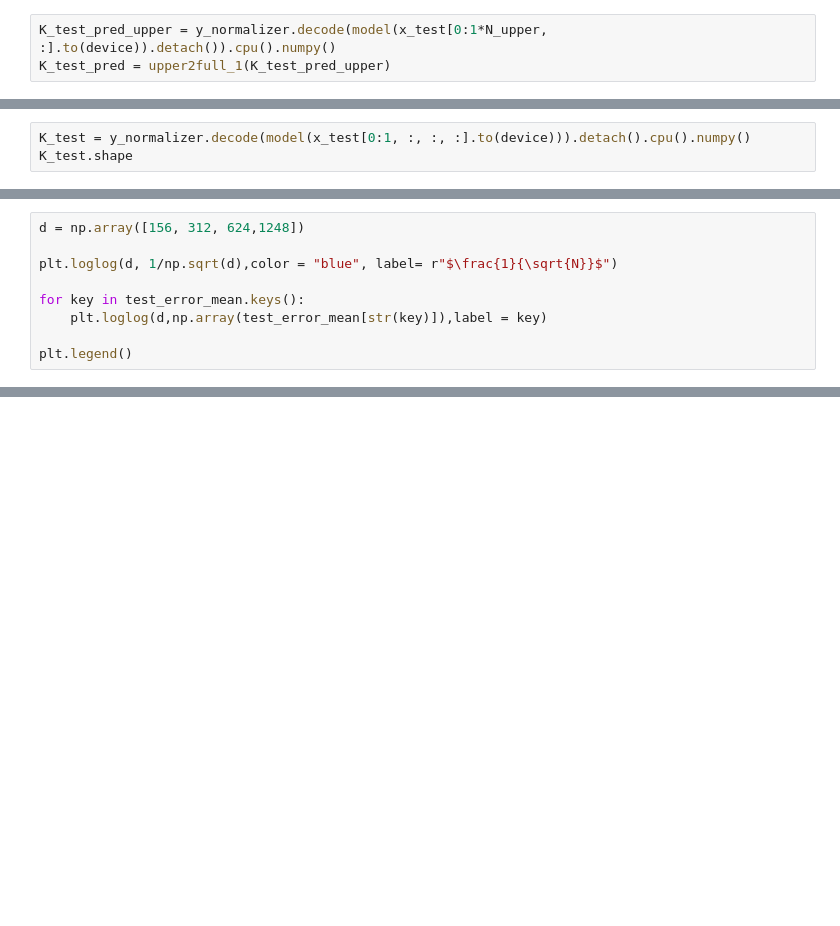
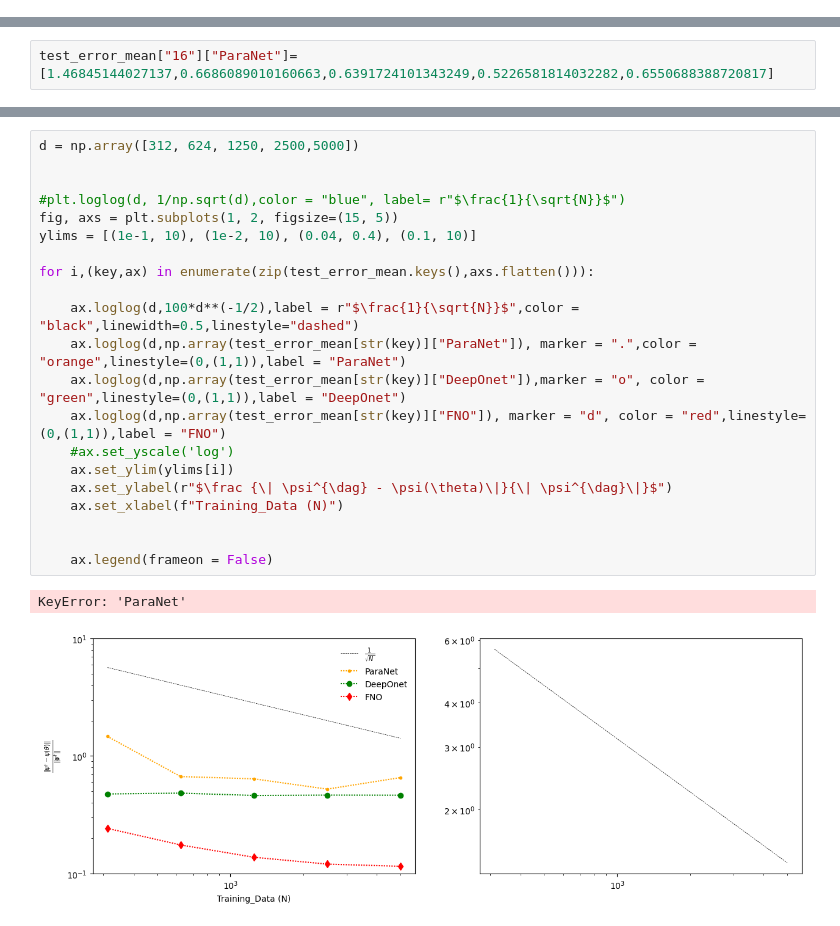
Before and after one commit to ChristianJzB/Projects, a Jupyter notebook: Deep_Solvers/Neural_Operators/Trade_Cost_Accuracy/Test_comparison.ipynb, the cells around one changed output, grey strips where cells are left out. Drawn from its saved outputs; the diff is of its cells as text; blank space fills up the shorter version.

```diff
--- a/Deep_Solvers/Neural_Operators/Trade_Cost_Accuracy/Test_comparison.ipynb
+++ b/Deep_Solvers/Neural_Operators/Trade_Cost_Accuracy/Test_comparison.ipynb
@@ -273,3 +138,0 @@ i / N =  1247  /  1248
-# %%
-K_test_pred_upper = y_normalizer.decode(model(x_test[0:1*N_upper, :].to(device)).detach()).cpu().numpy()
-K_test_pred = upper2full_1(K_test_pred_upper)
@@ -374,3 +138,0 @@ i / N =  1247  /  1248
-# %%
-K_test = y_normalizer.decode(model(x_test[0:1, :, :, :].to(device))).detach().cpu().numpy()
-K_test.shape
@@ -398,9 +138,0 @@ axs[2].set_xlabel("x"), axs[2].set_title("u(x,y)_truth")
-# %%
-d = np.array([156, 312, 624,1248])
-
-plt.loglog(d, 1/np.sqrt(d),color = "blue", label= r"$\frac{1}{\sqrt{N}}$")
-
-for key in test_error_mean.keys():
-    plt.loglog(d,np.array(test_error_mean[str(key)]),label = key)
-
-plt.legend()
@@ -424,0 +338,2 @@ test_error_mean
+# %%
+test_error_mean["16"]["ParaNet"]=[1.46845144027137,0.6686089010160663,0.6391724101343249,0.5226581814032282,0.6550688388720817]
@@ -424,0 +360,24 @@ test_error_mean
+# %%
+d = np.array([312, 624, 1250, 2500,5000])
+
+
+#plt.loglog(d, 1/np.sqrt(d),color = "blue", label= r"$\frac{1}{\sqrt{N}}$")
+fig, axs = plt.subplots(1, 2, figsize=(15, 5))
+ylims = [(1e-1, 10), (1e-2, 10), (0.04, 0.4), (0.1, 10)]
+
+for i,(key,ax) in enumerate(zip(test_error_mean.keys(),axs.flatten())):
+
+    ax.loglog(d,100*d**(-1/2),label = r"$\frac{1}{\sqrt{N}}$",color = "black",linewidth=0.5,linestyle="dashed")
+    ax.loglog(d,np.array(test_error_mean[str(key)]["ParaNet"]), marker = ".",color = "orange",linestyle=(0,(1,1)),label = "ParaNet")
+    ax.loglog(d,np.array(test_error_mean[str(key)]["DeepOnet"]),marker = "o", color = "green",linestyle=(0,(1,1)),label = "DeepOnet")
+    ax.loglog(d,np.array(test_error_mean[str(key)]["FNO"]), marker = "d", color = "red",linestyle=(0,(1,1)),label = "FNO")
+    #ax.set_yscale('log')
+    ax.set_ylim(ylims[i])
+    ax.set_ylabel(r"$\frac {\| \psi^{\dag} - \psi(\theta)\|}{\| \psi^{\dag}\|}$")
+    ax.set_xlabel(f"Training_Data (N)")
+
+
+    ax.legend(frameon = False)
+# %% [output]
+KeyError: 'ParaNet'
+[figure, added]
```
Also changed, not shown: parts of 17 cells of this notebook, 12 other files.
